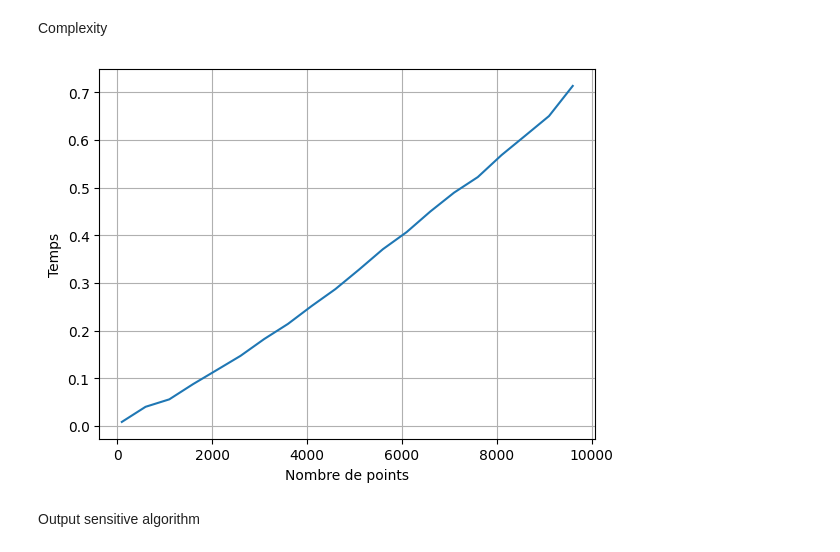
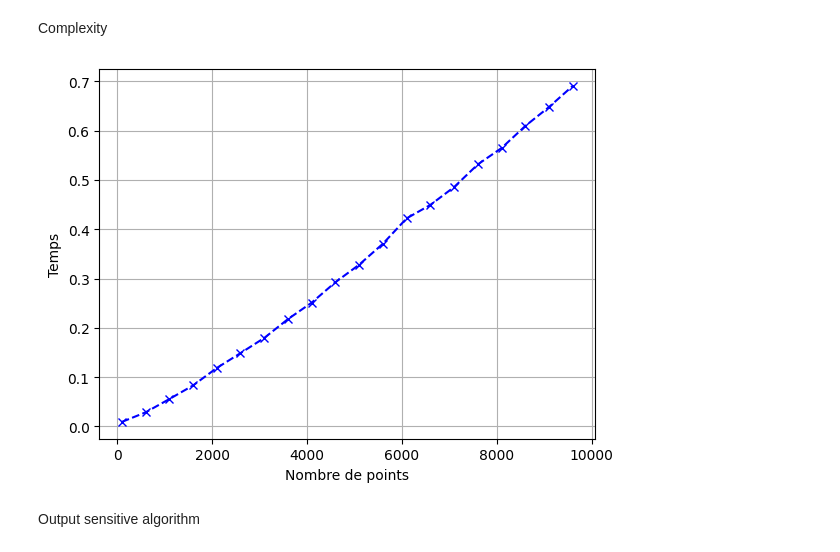
Before and after one commit to jacedoir/INF421_PI_Project, a Jupyter notebook: project.ipynb, the cells around one changed output. Cells and saved outputs as stored; diff of their text form; code cells hidden in the pictures.

```diff
--- a/project.ipynb
+++ b/project.ipynb
@@ -194,32 +194,32 @@ Complexity
 # %%
 def print_complexity():
     i=int(1e2)
     s=int(1e4)
     step=5*int(1e2)
 
     R=list(range(i,s,step))
 
     n = []
     time_table = []
     for i in tqdm(R):
         t_init = time.time()
         A = generateA(i)
         A = tri_fusion(A)
         chain_lower = sweeping_algorithm_lower(A)
         chain_upper = sweeping_algorithm_upper(A)
         t_final = time.time()
         n.append(i)
         time_table.append(t_final-t_init)
 
-    plt.plot(n, time_table)
+    plt.plot(n, time_table,'--xb')
     plt.xlabel('Nombre de points')
     plt.ylabel('Temps')
     plt.grid()
     plt.show()
 
 print_complexity()
 # %% [output]
-[figure, old version]
+[figure, new version]
 # %% [markdown]
 Output sensitive algorithm
 # %%
```
Also changed, not shown: parts of 12 cells of this notebook.
